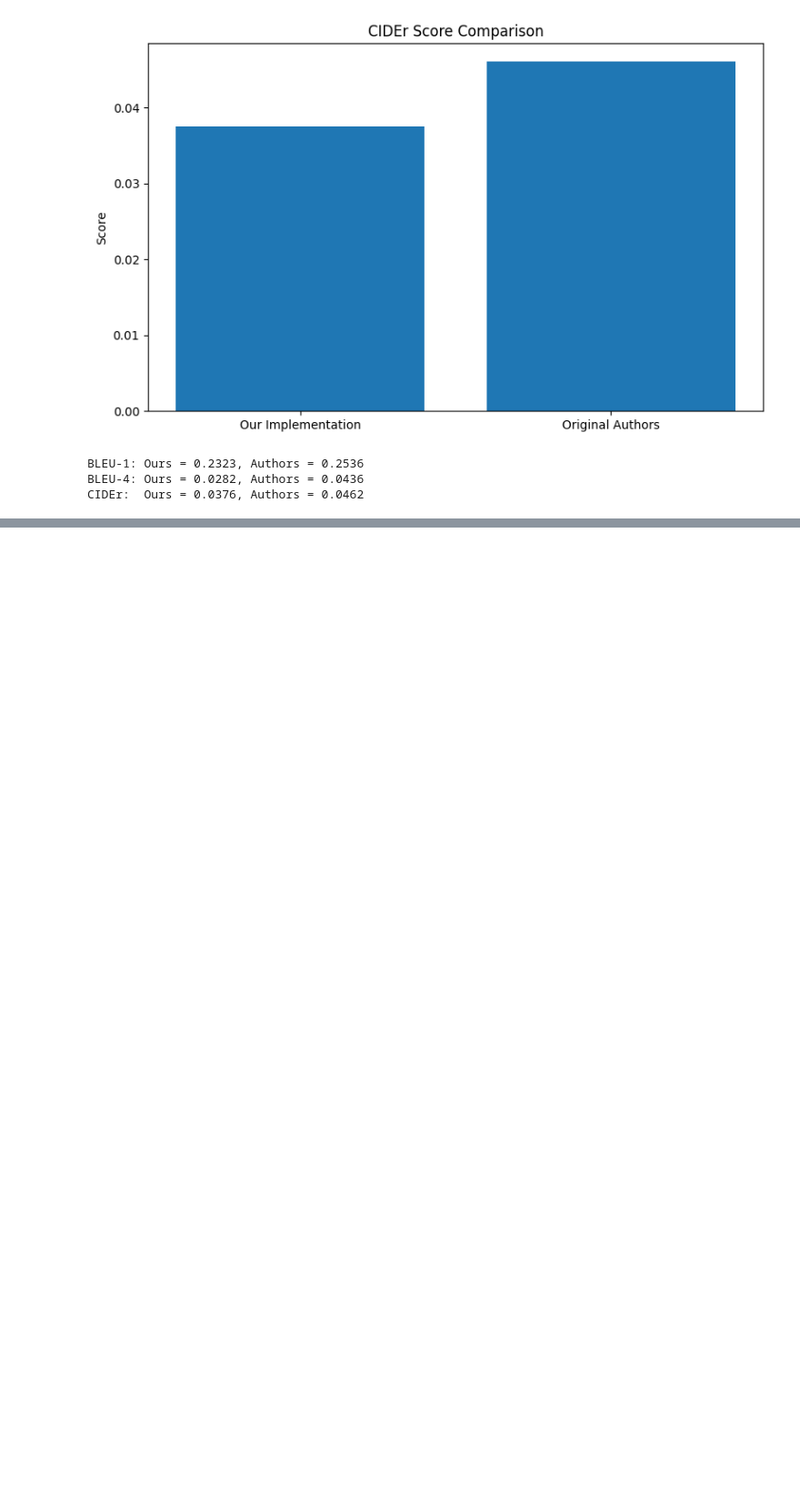
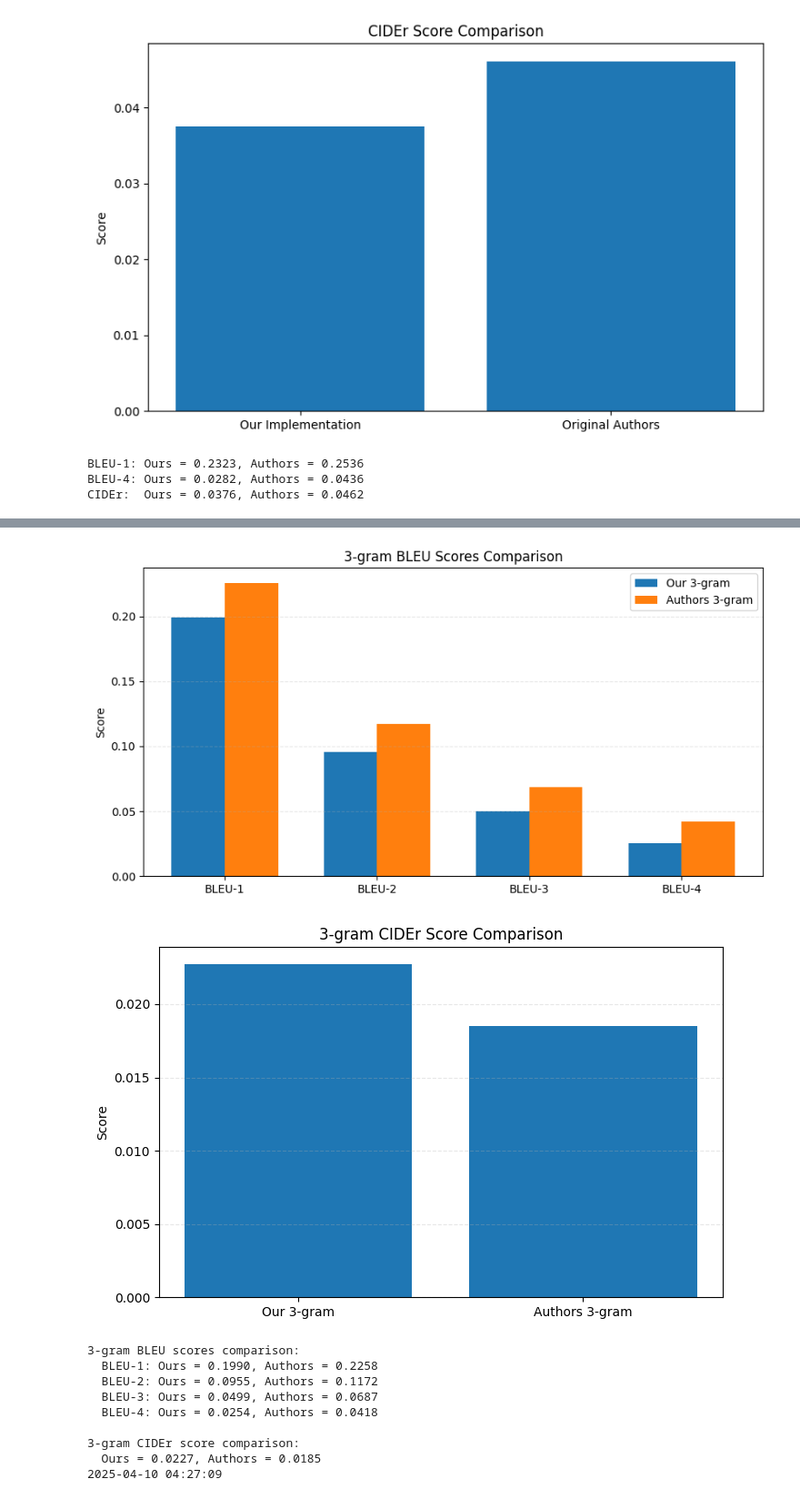
Before and after one commit to jasleenkaursandhu/Reproducing-chest-xray-report-generation-boag, a Jupyter notebook: evaluate_nlg.ipynb, the cells around one changed output, grey strips where cells are left out. Shown at 91% size. Saved outputs shown, nothing was run; the diff lists cells and outputs as text; code cells hidden in the pictures; blank space fills up the shorter version.

Commit message:
N-gram model NLG evaluation and comparison

```diff
--- a/evaluate_nlg.ipynb
+++ b/evaluate_nlg.ipynb
@@ -144,0 +200,62 @@ CIDEr:  Ours = 0.0376, Authors = 0.0462
+# %%
+# N-Gram model: Comparing our result to the authors.
+
+# N-gram results
+our_3gram_bleu = [0.19897, 0.09548, 0.04990, 0.02540]
+our_3gram_cider = 0.02275
+
+# Authors' n-gram results from the paper
+authors_3gram_bleu = [0.22583, 0.11723, 0.06874, 0.04183]
+authors_3gram_cider = 0.01850
+
+# Create figure for BLEU scores
+plt.figure(figsize=(10, 5))
+width = 0.35
+x = np.arange(4)
+
+# Plot BLEU scores
+plt.bar(x - width/2, our_3gram_bleu, width, label='Our 3-gram')
+plt.bar(x + width/2, authors_3gram_bleu, width, label='Authors 3-gram')
+
+plt.ylabel('Score')
+plt.title('3-gram BLEU Scores Comparison')
+plt.xticks(x, ['BLEU-1', 'BLEU-2', 'BLEU-3', 'BLEU-4'])
+plt.legend()
+plt.grid(axis='y', linestyle='--', alpha=0.3)
+
+plt.savefig(os.path.join(output_dir, 'ngram_bleu_comparison.png'))
+plt.show()
+
+# Create figure for CIDEr scores
+plt.figure(figsize=(8, 5))
+plt.bar(['Our 3-gram', 'Authors 3-gram'], [our_3gram_cider, authors_3gram_cider])
+plt.ylabel('Score')
+plt.title('3-gram CIDEr Score Comparison')
+plt.grid(axis='y', linestyle='--', alpha=0.3)
+
+plt.savefig(os.path.join(output_dir, 'ngram_cider_comparison.png'))
+plt.show()
+
+# Print numeric comparison
+print("3-gram BLEU scores comparison:")
+print(f"  BLEU-1: Ours = {our_3gram_bleu[0]:.4f}, Authors = {authors_3gram_bleu[0]:.4f}")
+print(f"  BLEU-2: Ours = {our_3gram_bleu[1]:.4f}, Authors = {authors_3gram_bleu[1]:.4f}")
+print(f"  BLEU-3: Ours = {our_3gram_bleu[2]:.4f}, Authors = {authors_3gram_bleu[2]:.4f}")
+print(f"  BLEU-4: Ours = {our_3gram_bleu[3]:.4f}, Authors = {authors_3gram_bleu[3]:.4f}")
+
+print("\n3-gram CIDEr score comparison:")
+print(f"  Ours = {our_3gram_cider:.4f}, Authors = {authors_3gram_cider:.4f}")
+
+print(strftime("%Y-%m-%d %H:%M:%S", gmtime()))
+# %% [output]
+[figure, added]
+[figure, added]
+3-gram BLEU scores comparison:
+  BLEU-1: Ours = 0.1990, Authors = 0.2258
+  BLEU-2: Ours = 0.0955, Authors = 0.1172
+  BLEU-3: Ours = 0.0499, Authors = 0.0687
+  BLEU-4: Ours = 0.0254, Authors = 0.0418
+
+3-gram CIDEr score comparison:
+  Ours = 0.0227, Authors = 0.0185
+2025-04-10 04:27:09
```
Also changed, not shown: parts of 4 cells of this notebook.
